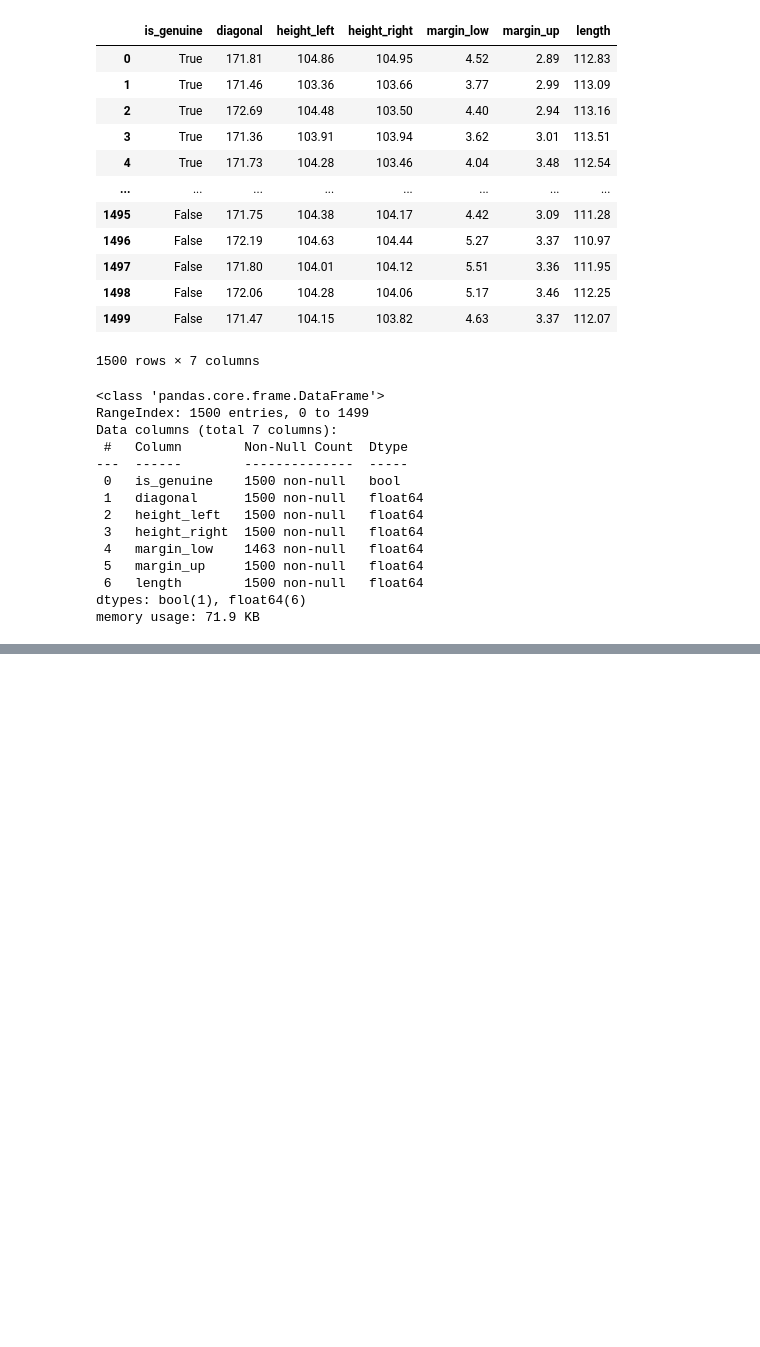
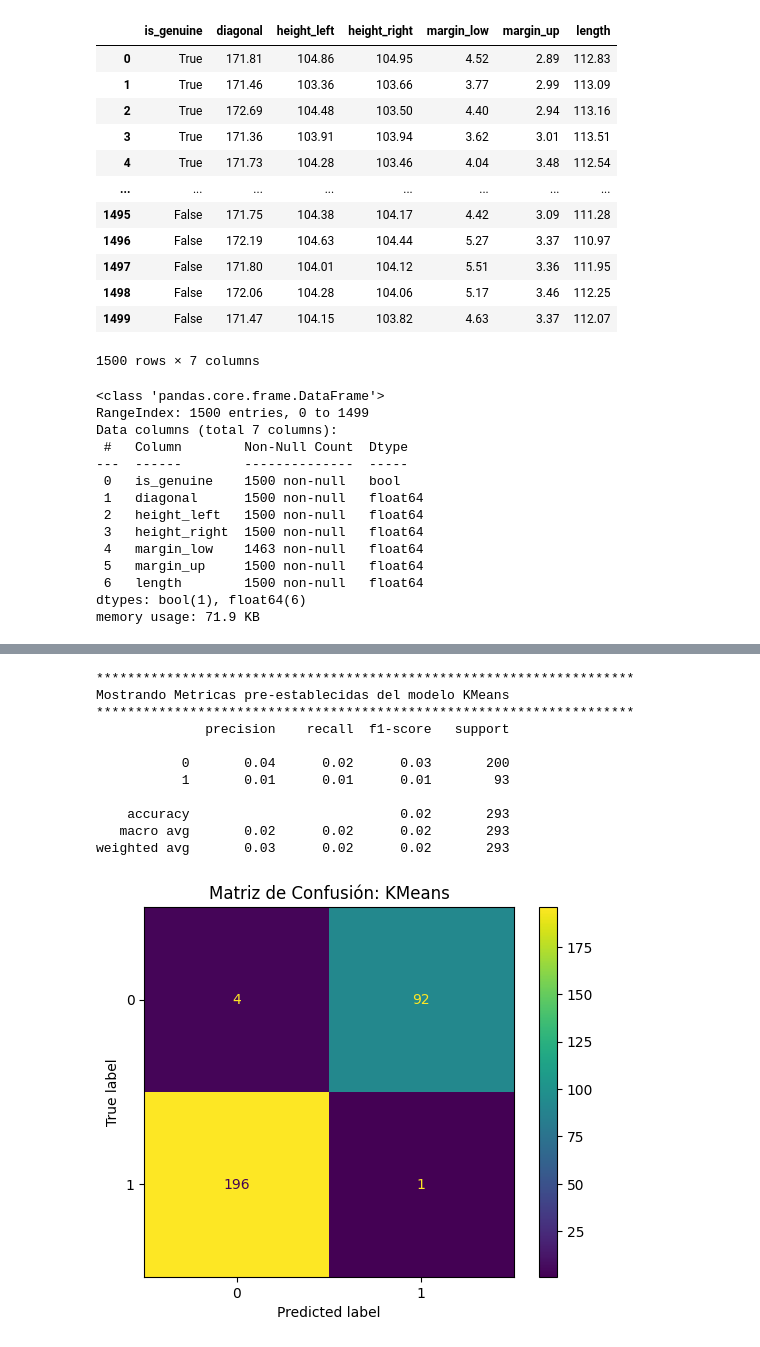
Before and after one commit to joseadolfo1/DsrpTrabajoFinalML1, a Jupyter notebook: notebooks/Demo.ipynb, the cells around one changed output, grey strips where cells are left out. Saved outputs shown, nothing was run; the diff lists cells and outputs as text; code cells hidden in the pictures; blank space fills up the shorter version.

```diff
--- a/notebooks/Demo.ipynb
+++ b/notebooks/Demo.ipynb
@@ -91,0 +110,15 @@ weighted avg       0.99      0.99      0.99       293
+# %%
+metricas(cluster_labels, rlog.y_test, k_means)
+# %% [output]
+*********************************************************************
+Mostrando Metricas pre-establecidas del modelo KMeans
+*********************************************************************
+              precision    recall  f1-score   support
+
+           0       0.04      0.02      0.03       200
+           1       0.01      0.01      0.01        93
+
+    accuracy                           0.02       293
+   macro avg       0.02      0.02      0.02       293
+weighted avg       0.03      0.02      0.02       293
+[figure, added]
```
Also changed, not shown: parts of 9 cells of this notebook, 1 other file.
